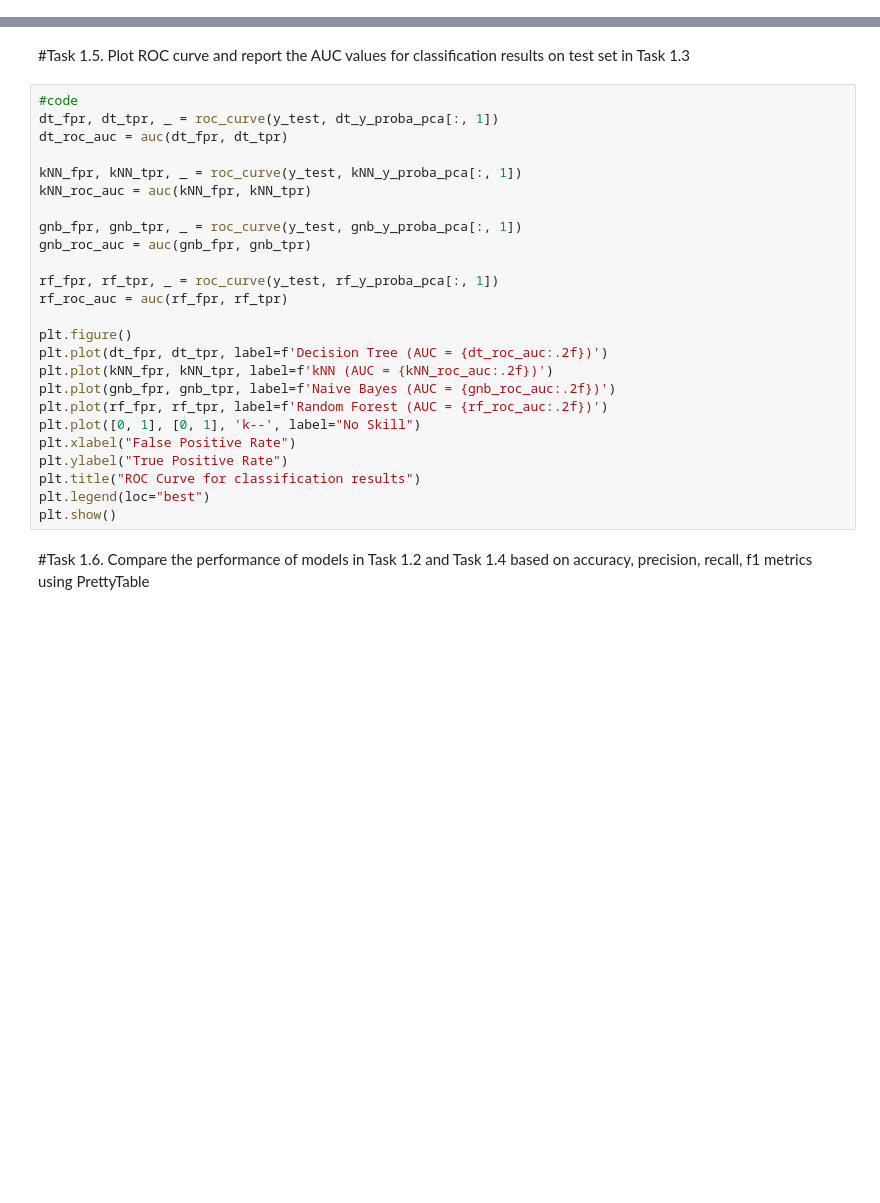
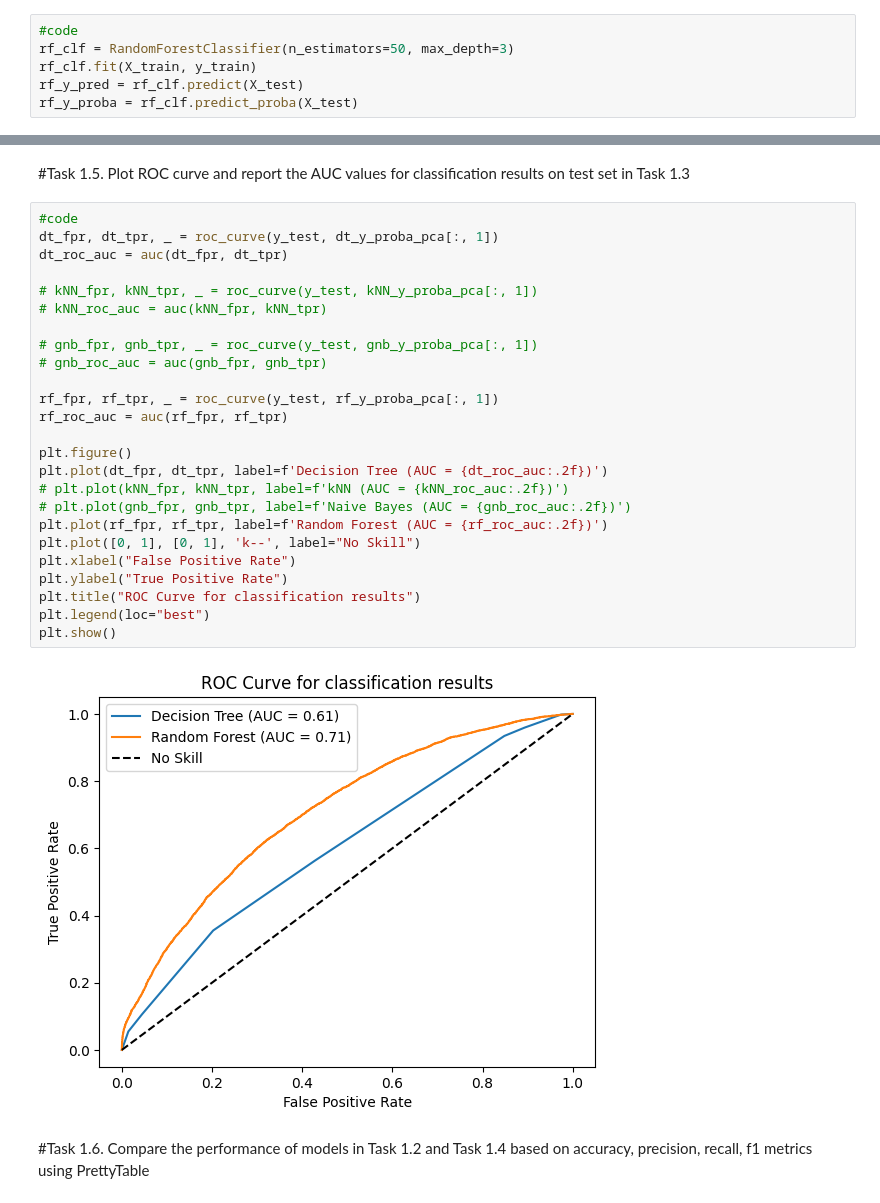
Before and after one commit to PhamTienLoc/Lab_DM, a Jupyter notebook: Lab_8_Sentiment_Analysis_21130429_PhamTienLoc.ipynb, the cells around one changed output, grey strips where cells are left out. Drawn from its saved outputs; the diff is of its cells as text; blank space fills up the shorter version.

```diff
--- a/Lab_8_Sentiment_Analysis_21130429_PhamTienLoc.ipynb
+++ b/Lab_8_Sentiment_Analysis_21130429_PhamTienLoc.ipynb
@@ -160,3 +161,9 @@ KeyboardInterrupt:
+# %%
+#code
+rf_clf = RandomForestClassifier(n_estimators=50, max_depth=3)
+rf_clf.fit(X_train, y_train)
+rf_y_pred = rf_clf.predict(X_test)
+rf_y_proba = rf_clf.predict_proba(X_test)
 # %% [markdown]
 #Task 1.3. Apply PCA to get 100 componets from the training and test sets.
 # %%
@@ -192,28 +199,30 @@ rf_y_proba_pca = rf_clf_pca.predict_proba(X_test_pca)
 # %%
 #code
 dt_fpr, dt_tpr, _ = roc_curve(y_test, dt_y_proba_pca[:, 1])
 dt_roc_auc = auc(dt_fpr, dt_tpr)
 
-kNN_fpr, kNN_tpr, _ = roc_curve(y_test, kNN_y_proba_pca[:, 1])
-kNN_roc_auc = auc(kNN_fpr, kNN_tpr)
+# kNN_fpr, kNN_tpr, _ = roc_curve(y_test, kNN_y_proba_pca[:, 1])
+# kNN_roc_auc = auc(kNN_fpr, kNN_tpr)
 
-gnb_fpr, gnb_tpr, _ = roc_curve(y_test, gnb_y_proba_pca[:, 1])
-gnb_roc_auc = auc(gnb_fpr, gnb_tpr)
+# gnb_fpr, gnb_tpr, _ = roc_curve(y_test, gnb_y_proba_pca[:, 1])
+# gnb_roc_auc = auc(gnb_fpr, gnb_tpr)
 
 rf_fpr, rf_tpr, _ = roc_curve(y_test, rf_y_proba_pca[:, 1])
 rf_roc_auc = auc(rf_fpr, rf_tpr)
 
 plt.figure()
 plt.plot(dt_fpr, dt_tpr, label=f'Decision Tree (AUC = {dt_roc_auc:.2f})')
-plt.plot(kNN_fpr, kNN_tpr, label=f'kNN (AUC = {kNN_roc_auc:.2f})')
-plt.plot(gnb_fpr, gnb_tpr, label=f'Naive Bayes (AUC = {gnb_roc_auc:.2f})')
+# plt.plot(kNN_fpr, kNN_tpr, label=f'kNN (AUC = {kNN_roc_auc:.2f})')
+# plt.plot(gnb_fpr, gnb_tpr, label=f'Naive Bayes (AUC = {gnb_roc_auc:.2f})')
 plt.plot(rf_fpr, rf_tpr, label=f'Random Forest (AUC = {rf_roc_auc:.2f})')
 plt.plot([0, 1], [0, 1], 'k--', label="No Skill")
 plt.xlabel("False Positive Rate")
 plt.ylabel("True Positive Rate")
 plt.title("ROC Curve for classification results")
 plt.legend(loc="best")
 plt.show()
+# %% [output]
+[figure, added]
 # %% [markdown]
 #Task 1.6.  Compare the performance of models in Task 1.2 and Task 1.4 based on accuracy, precision, recall, f1 metrics using PrettyTable
 # %%
```
Also changed, not shown: parts of 30 cells of this notebook.
